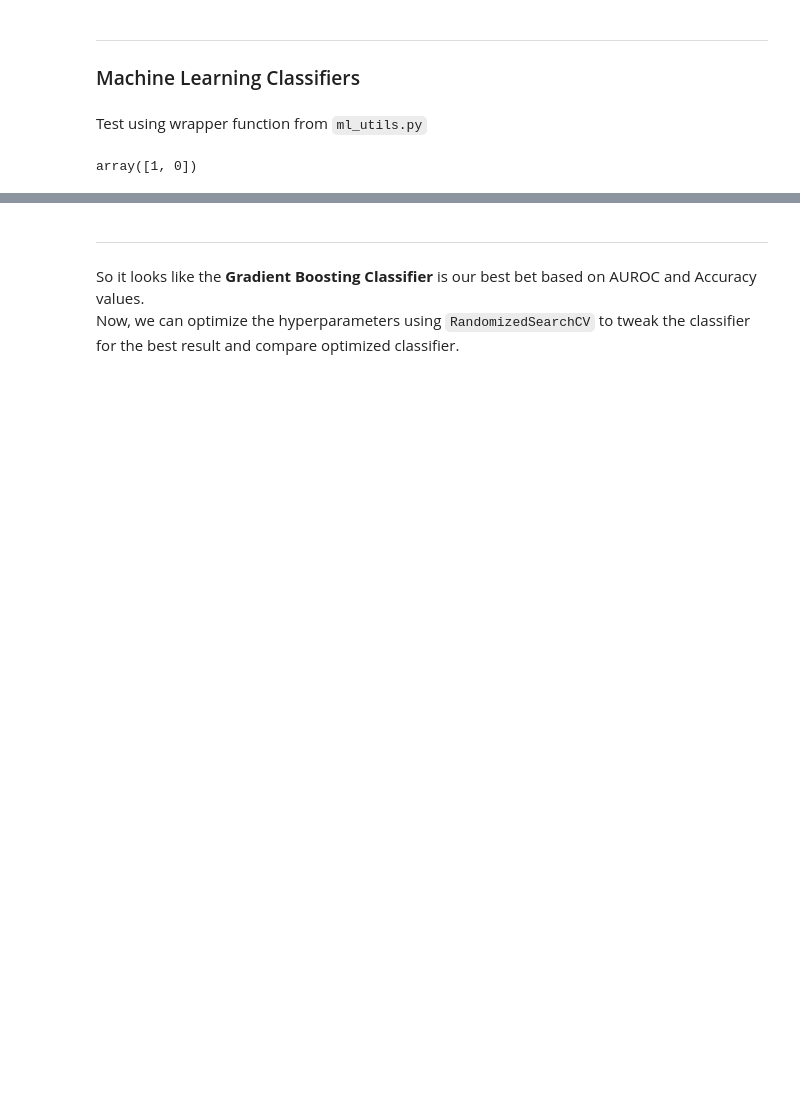
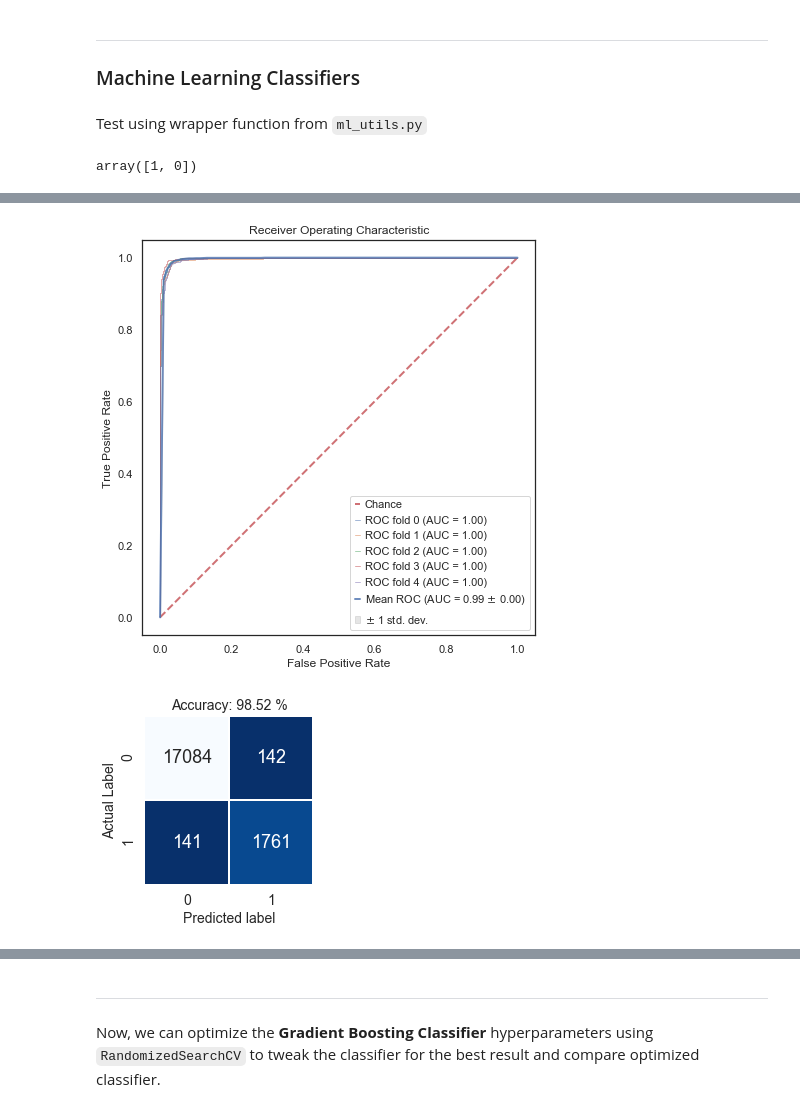
Before and after one commit to codyheiser/dropkick, a Jupyter notebook: QC_binary.ipynb, the cells around one changed output, grey strips where cells are left out. Drawn from its saved outputs; the diff is of its cells as text; code cells hidden in the pictures; blank space fills up the shorter version.

```diff
--- a/QC_binary.ipynb
+++ b/QC_binary.ipynb
@@ -53,0 +76,8 @@ abc_out = roc_kfold(clf=abc, X=s1.obsm['X_pca'], y=s1.obs['label_bin'], k=5, see
+# %%
+%%time
+# XGBoost Classifier
+xgb = XGBClassifier()
+xgb_out = roc_kfold(clf=xgb, X=s1.obsm['X_pca'], y=s1.obs['label_bin'], k=5, seed=18)
+# %% [output]
+[figure, added]
+[figure, added]
@@ -54,8 +86,7 @@ abc_out = roc_kfold(clf=abc, X=s1.obsm['X_pca'], y=s1.obs['label_bin'], k=5, see
 # %% [markdown]
 ---
 # %% [markdown]
-So it looks like the __Gradient Boosting Classifier__ is our best bet based on AUROC and Accuracy values.
-Now, we can optimize the hyperparameters using `RandomizedSearchCV` to tweak the classifier for the best result and compare optimized classifier.
+Now, we can optimize the __Gradient Boosting Classifier__ hyperparameters using `RandomizedSearchCV` to tweak the classifier for the best result and compare optimized classifier.
 # %%
 from pprint import pprint
 # %%
```
Also changed, not shown: parts of 13 cells of this notebook, 1 other file.
